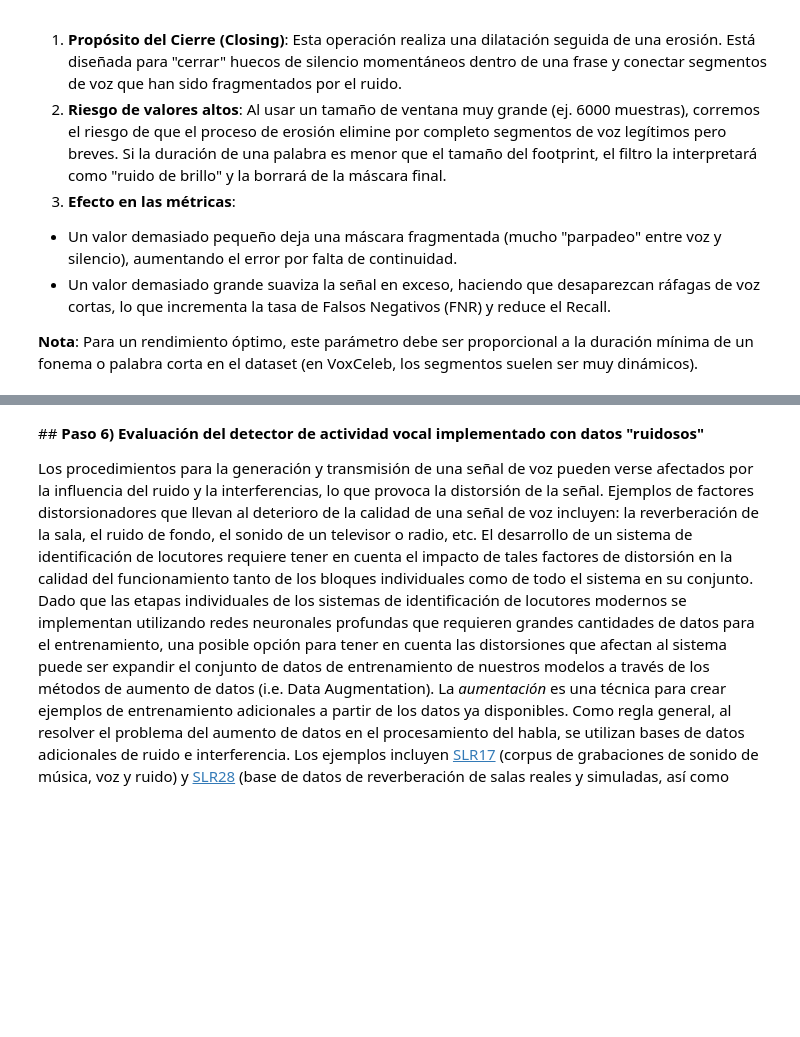
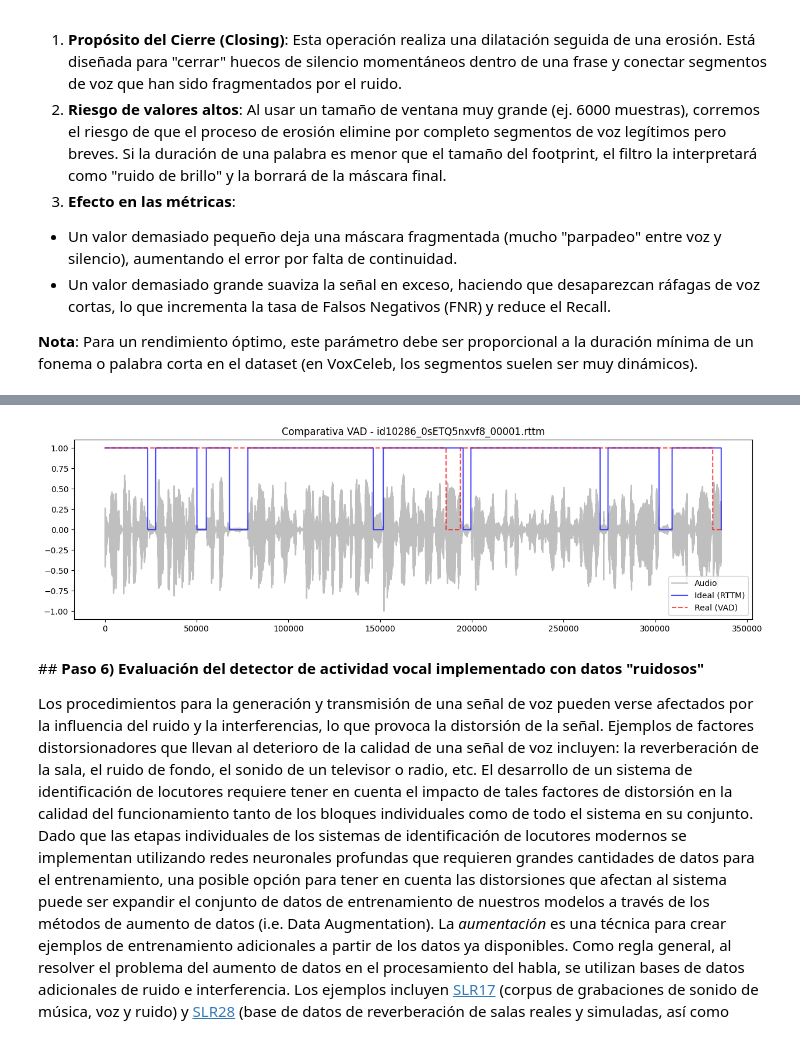
Before and after one commit to efhes/IDLO, a Jupyter notebook: lab2/GMM_lab.ipynb, the cells around one changed output, grey strips where cells are left out. Saved outputs shown, nothing was run; the diff lists cells and outputs as text; code cells hidden in the pictures; blank space fills up the shorter version.

```diff
--- a/lab2/GMM_lab.ipynb
+++ b/lab2/GMM_lab.ipynb
@@ -445,10 +463,16 @@ for rttm_file in pbar:
     # Compute real VAD's markup
     vad_markup_real = energy_gmm_vad(signal, window, shift, gauss_pdf, n_realignment, vad_thr, mask_size_morph_filt)
 
-    TP += np.sum(vad_markup_ideal * vad_markup_real)
-    FP += np.sum((1 - vad_markup_ideal) * vad_markup_real)
-    FN += np.sum(vad_markup_ideal * (1 - vad_markup_real))
-    TN += np.sum((1 - vad_markup_ideal) * (1 - vad_markup_real))
+    # Asegurar misma longitud (hacer trimming al más corto)
+    min_len = min(len(vad_markup_ideal), len(vad_markup_real))
+    v_ideal = vad_markup_ideal[:min_len]
+    v_real  = vad_markup_real[:min_len]
+
+    # Ahora calcular con los vectores alineados
+    TP += np.sum((v_ideal == 1) & (v_real == 1))
+    TN += np.sum((v_ideal == 0) & (v_real == 0))
+    FP += np.sum((v_ideal == 0) & (v_real == 1))
+    FN += np.sum((v_ideal == 1) & (v_real == 0))
 
     # Esto añade info extra a la derecha de la barra
     pbar.set_postfix({"status": "calculating..."})
@@ -475,3 +509,15 @@ Recall:               0.959
+# %%
+import matplotlib.pyplot as plt
+
+plt.figure(figsize=(15, 4))
+plt.plot(signal, color='gray', alpha=0.5, label='Audio')
+plt.plot(vad_markup_ideal, color='blue', label='Ideal (RTTM)', alpha=0.7)
+plt.plot(vad_markup_real, color='red', linestyle='--', label='Real (VAD)', alpha=0.7)
+plt.title(f"Comparativa VAD - {rttm_file}")
+plt.legend()
+plt.show()
+# %% [output]
+[figure, added]
 # %% [markdown]
 ## **Paso 6) Evaluación del detector de actividad vocal implementado con datos "ruidosos"**
 
```
Also changed, not shown: parts of 18 cells of this notebook, 1 other file.
